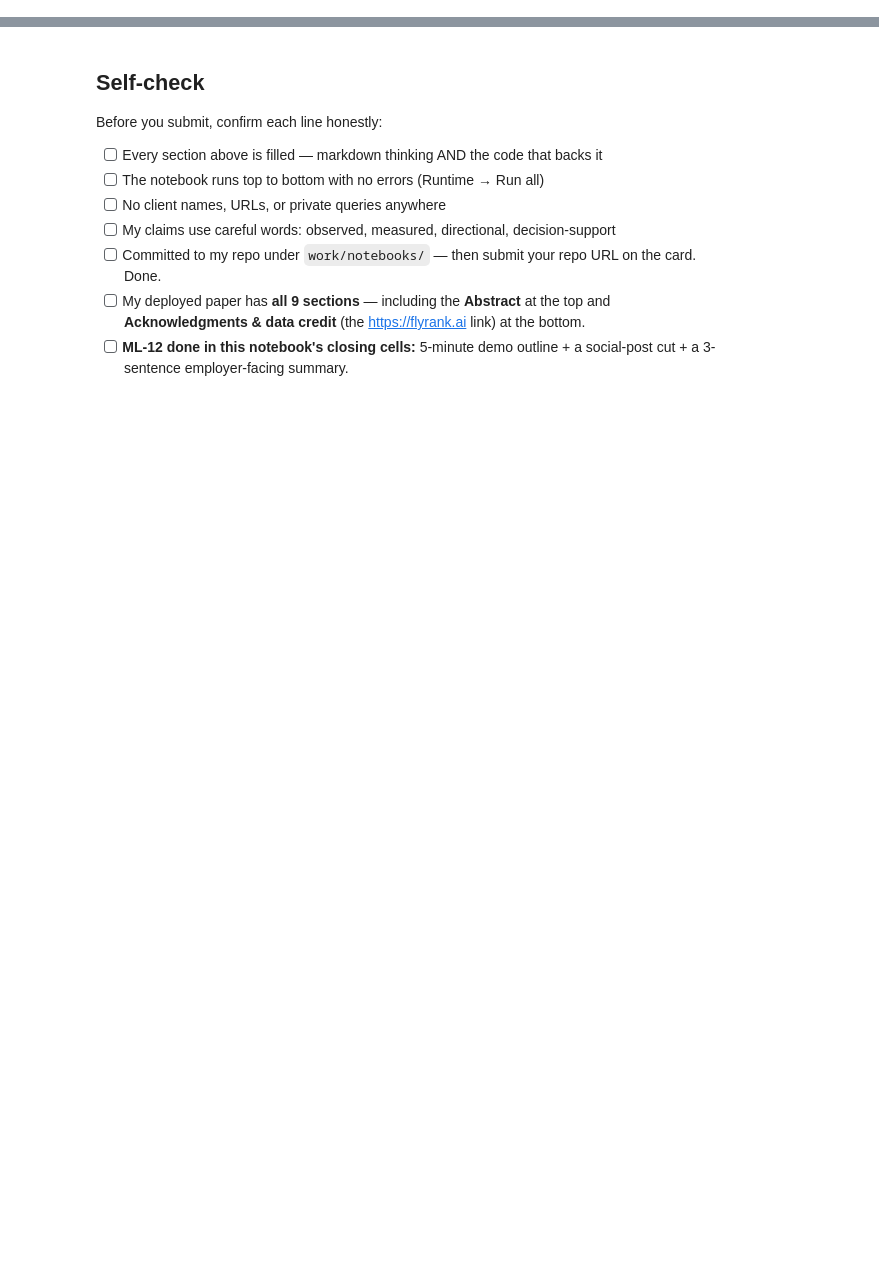
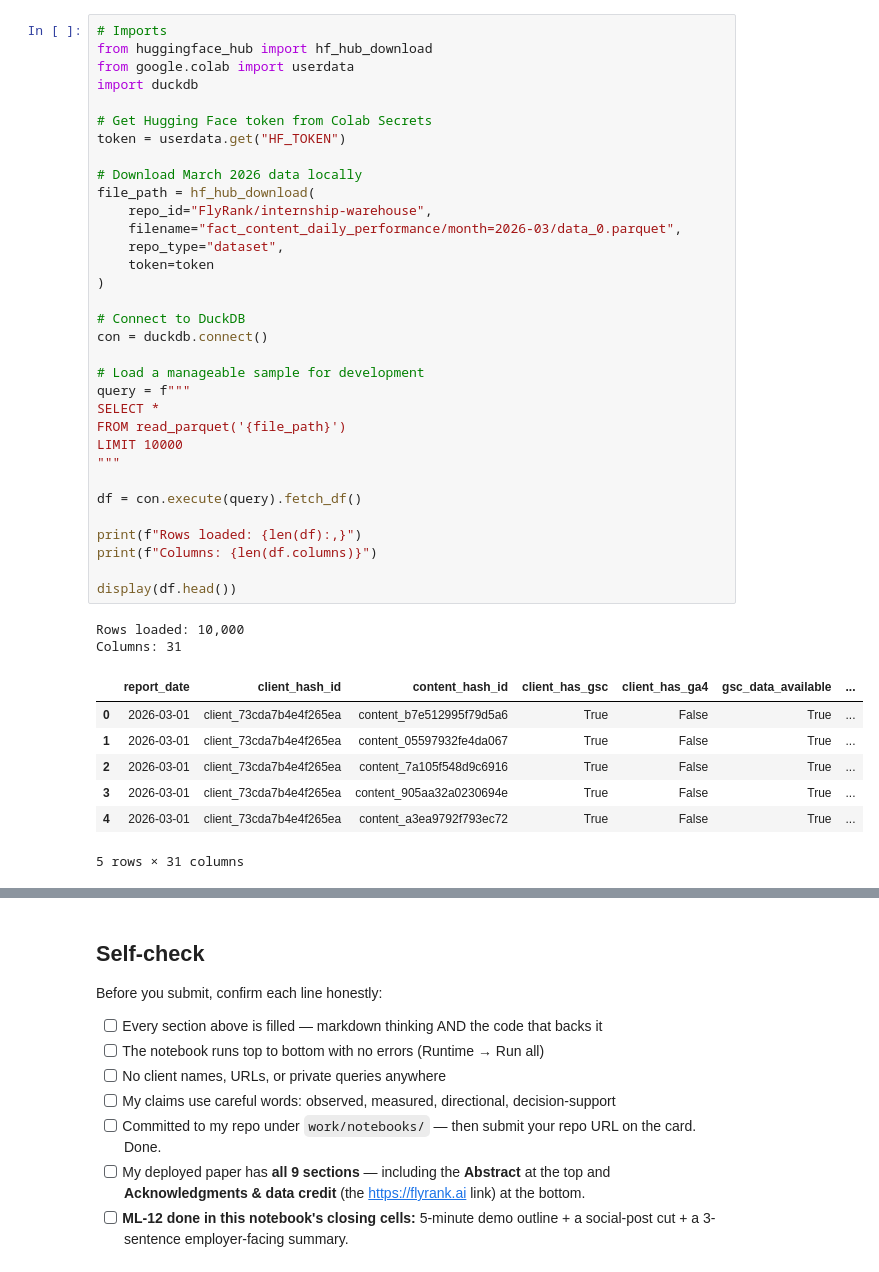
Before and after one commit to atif929/flyrank-ml-starter, a Jupyter notebook: work/notebooks/capstone.ipynb, the cells around one changed output, grey strips where cells are left out. Saved outputs shown, nothing was run; the diff lists cells and outputs as text; blank space fills up the shorter version.

```diff
--- a/work/notebooks/capstone.ipynb
+++ b/work/notebooks/capstone.ipynb
@@ -36,0 +41,43 @@ This skeleton is yours to fill. Work the sections **in order** — each one has
+# %%
+# Imports
+from huggingface_hub import hf_hub_download
+from google.colab import userdata
+import duckdb
+
+# Get Hugging Face token from Colab Secrets
+token = userdata.get("HF_TOKEN")
+
+# Download March 2026 data locally
+file_path = hf_hub_download(
+    repo_id="FlyRank/internship-warehouse",
+    filename="fact_content_daily_performance/month=2026-03/data_0.parquet",
+    repo_type="dataset",
+    token=token
+)
+
+# Connect to DuckDB
+con = duckdb.connect()
+
+# Load a manageable sample for development
+query = f"""
+SELECT *
+FROM read_parquet('{file_path}')
+LIMIT 10000
+"""
+
+df = con.execute(query).fetch_df()
+
+print(f"Rows loaded: {len(df):,}")
+print(f"Columns: {len(df.columns)}")
+
+display(df.head())
+# %% [output]
+Rows loaded: 10,000
+Columns: 31
+|  | report_date | client_hash_id | content_hash_id | client_has_gsc | client_has_ga4 | gsc_data_available | ... |
+| 0 | 2026-03-01 | client_73cda7b4e4f265ea | content_b7e512995f79d5a6 | True | False | True | ... |
+| 1 | 2026-03-01 | client_73cda7b4e4f265ea | content_05597932fe4da067 | True | False | True | ... |
+| 2 | 2026-03-01 | client_73cda7b4e4f265ea | content_7a105f548d9c6916 | True | False | True | ... |
+| 3 | 2026-03-01 | client_73cda7b4e4f265ea | content_905aa32a0230694e | True | False | True | ... |
+| 4 | 2026-03-01 | client_73cda7b4e4f265ea | content_a3ea9792f793ec72 | True | False | True | ... |
+5 rows × 31 columns
```
Also changed, not shown: parts of 24 cells of this notebook.
